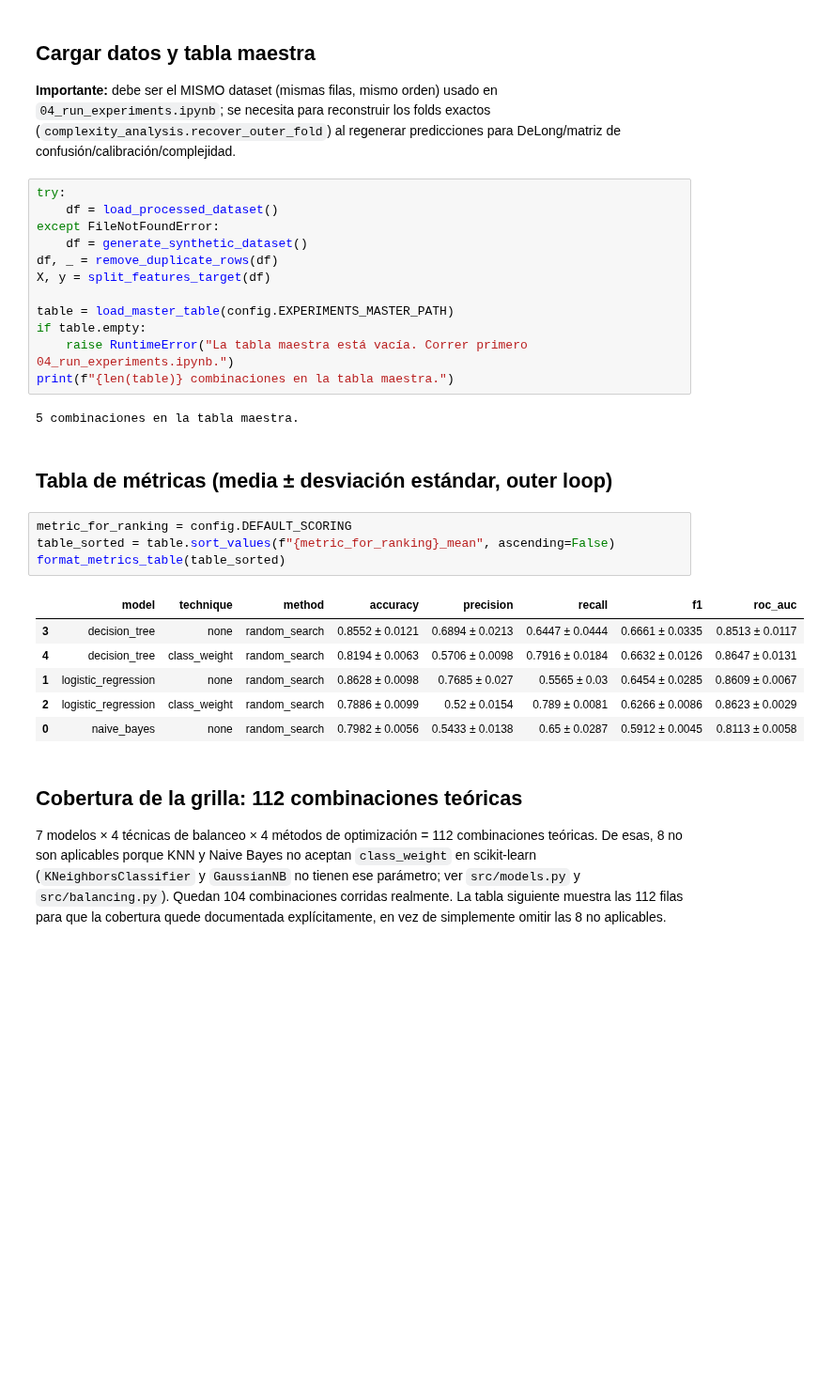
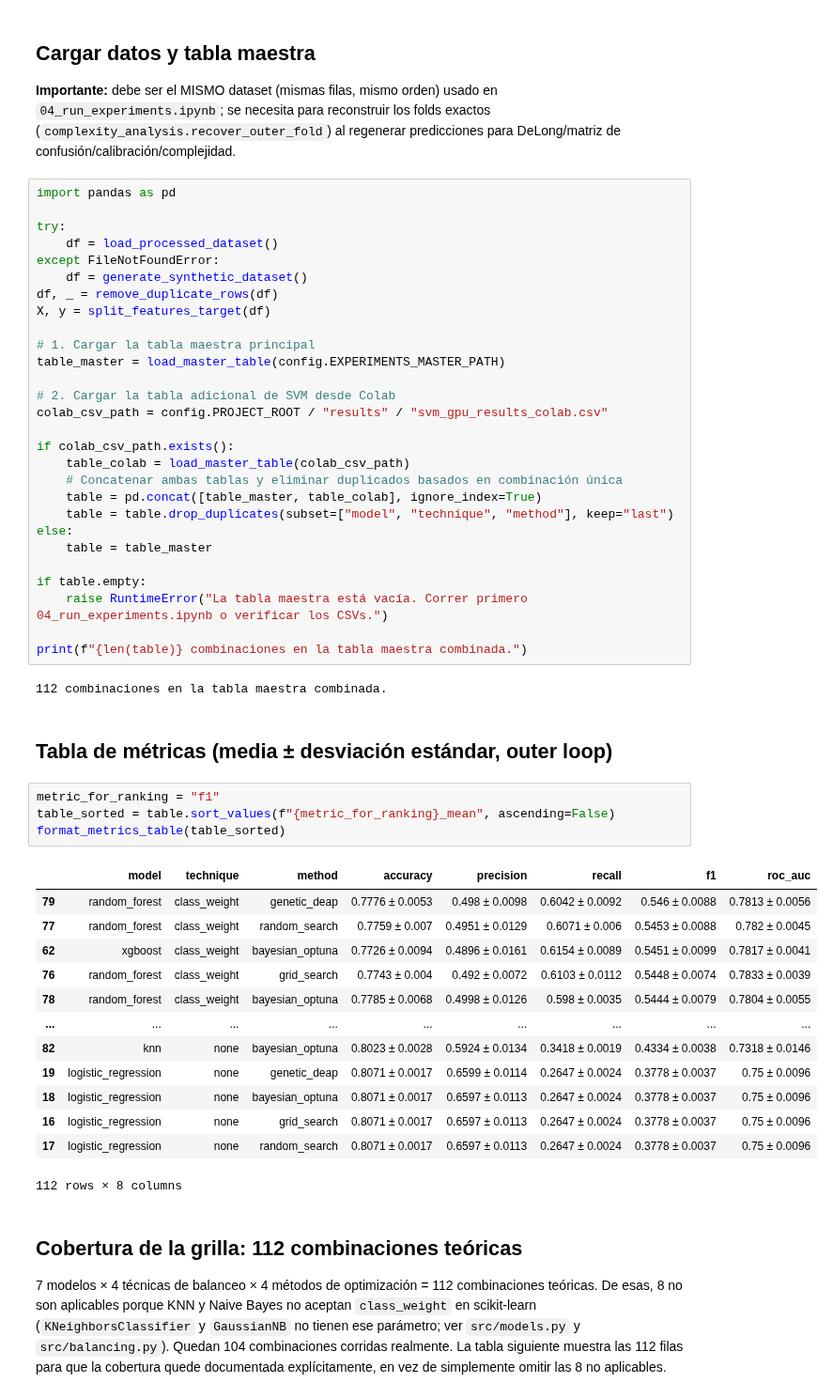
Before and after one commit to valeriaflorezs/Credit_Card_Project, a Jupyter notebook: _sources/notebooks/05_results_analysis.ipynb, the cells around one changed output. Shown at 94% size. Saved outputs shown, nothing was run; the diff lists cells and outputs as text; blank space fills up the shorter version.

```diff
--- a/_sources/notebooks/05_results_analysis.ipynb
+++ b/_sources/notebooks/05_results_analysis.ipynb
@@ -41,6 +41,8 @@ config.FIGURES_DIR.mkdir(parents=True, exist_ok=True)
 
 **Importante:** debe ser el MISMO dataset (mismas filas, mismo orden) usado en `04_run_experiments.ipynb`; se necesita para reconstruir los folds exactos (`complexity_analysis.recover_outer_fold`) al regenerar predicciones para DeLong/matriz de confusión/calibración/complejidad.
 # %%
+import pandas as pd
+
 try:
     df = load_processed_dataset()
 except FileNotFoundError:
@@ -48,25 +50,46 @@ except FileNotFoundError:
 df, _ = remove_duplicate_rows(df)
 X, y = split_features_target(df)
 
-table = load_master_table(config.EXPERIMENTS_MASTER_PATH)
+# 1. Cargar la tabla maestra principal
+table_master = load_master_table(config.EXPERIMENTS_MASTER_PATH)
+
+# 2. Cargar la tabla adicional de SVM desde Colab
+colab_csv_path = config.PROJECT_ROOT / "results" / "svm_gpu_results_colab.csv"
+
+if colab_csv_path.exists():
+    table_colab = load_master_table(colab_csv_path)
+    # Concatenar ambas tablas y eliminar duplicados basados en combinación única
+    table = pd.concat([table_master, table_colab], ignore_index=True)
+    table = table.drop_duplicates(subset=["model", "technique", "method"], keep="last")
+else:
+    table = table_master
+
 if table.empty:
-    raise RuntimeError("La tabla maestra está vacía. Correr primero 04_run_experiments.ipynb.")
-print(f"{len(table)} combinaciones en la tabla maestra.")
+    raise RuntimeError("La tabla maestra está vacía. Correr primero 04_run_experiments.ipynb o verificar los CSVs.")
+
+print(f"{len(table)} combinaciones en la tabla maestra combinada.")
 # %% [output]
-5 combinaciones en la tabla maestra.
+112 combinaciones en la tabla maestra combinada.
 # %% [markdown]
 ## Tabla de métricas (media ± desviación estándar, outer loop)
 # %%
-metric_for_ranking = config.DEFAULT_SCORING
+metric_for_ranking = "f1"
 table_sorted = table.sort_values(f"{metric_for_ranking}_mean", ascending=False)
 format_metrics_table(table_sorted)
 # %% [output]
 |  | model | technique | method | accuracy | precision | recall | f1 | roc_auc |
-| 3 | decision_tree | none | random_search | 0.8552 ± 0.0121 | 0.6894 ± 0.0213 | 0.6447 ± 0.0444 | 0.6661 ± 0.0335 | 0.8513 ± 0.0117 |
-| 4 | decision_tree | class_weight | random_search | 0.8194 ± 0.0063 | 0.5706 ± 0.0098 | 0.7916 ± 0.0184 | 0.6632 ± 0.0126 | 0.8647 ± 0.0131 |
-| 1 | logistic_regression | none | random_search | 0.8628 ± 0.0098 | 0.7685 ± 0.027 | 0.5565 ± 0.03 | 0.6454 ± 0.0285 | 0.8609 ± 0.0067 |
-| 2 | logistic_regression | class_weight | random_search | 0.7886 ± 0.0099 | 0.52 ± 0.0154 | 0.789 ± 0.0081 | 0.6266 ± 0.0086 | 0.8623 ± 0.0029 |
-| 0 | naive_bayes | none | random_search | 0.7982 ± 0.0056 | 0.5433 ± 0.0138 | 0.65 ± 0.0287 | 0.5912 ± 0.0045 | 0.8113 ± 0.0058 |
+| 79 | random_forest | class_weight | genetic_deap | 0.7776 ± 0.0053 | 0.498 ± 0.0098 | 0.6042 ± 0.0092 | 0.546 ± 0.0088 | 0.7813 ± 0.0056 |
+| 77 | random_forest | class_weight | random_search | 0.7759 ± 0.007 | 0.4951 ± 0.0129 | 0.6071 ± 0.006 | 0.5453 ± 0.0088 | 0.782 ± 0.0045 |
+| 62 | xgboost | class_weight | bayesian_optuna | 0.7726 ± 0.0094 | 0.4896 ± 0.0161 | 0.6154 ± 0.0089 | 0.5451 ± 0.0099 | 0.7817 ± 0.0041 |
+| 76 | random_forest | class_weight | grid_search | 0.7743 ± 0.004 | 0.492 ± 0.0072 | 0.6103 ± 0.0112 | 0.5448 ± 0.0074 | 0.7833 ± 0.0039 |
+| 78 | random_forest | class_weight | bayesian_optuna | 0.7785 ± 0.0068 | 0.4998 ± 0.0126 | 0.598 ± 0.0035 | 0.5444 ± 0.0079 | 0.7804 ± 0.0055 |
+| ... | ... | ... | ... | ... | ... | ... | ... | ... |
+| 82 | knn | none | bayesian_optuna | 0.8023 ± 0.0028 | 0.5924 ± 0.0134 | 0.3418 ± 0.0019 | 0.4334 ± 0.0038 | 0.7318 ± 0.0146 |
+| 19 | logistic_regression | none | genetic_deap | 0.8071 ± 0.0017 | 0.6599 ± 0.0114 | 0.2647 ± 0.0024 | 0.3778 ± 0.0037 | 0.75 ± 0.0096 |
+| 18 | logistic_regression | none | bayesian_optuna | 0.8071 ± 0.0017 | 0.6597 ± 0.0113 | 0.2647 ± 0.0024 | 0.3778 ± 0.0037 | 0.75 ± 0.0096 |
+| 16 | logistic_regression | none | grid_search | 0.8071 ± 0.0017 | 0.6597 ± 0.0113 | 0.2647 ± 0.0024 | 0.3778 ± 0.0037 | 0.75 ± 0.0096 |
+| 17 | logistic_regression | none | random_search | 0.8071 ± 0.0017 | 0.6597 ± 0.0113 | 0.2647 ± 0.0024 | 0.3778 ± 0.0037 | 0.75 ± 0.0096 |
+112 rows × 8 columns
 # %% [markdown]
 ## Cobertura de la grilla: 112 combinaciones teóricas
 
```
Also changed, not shown: parts of 6 cells of this notebook, 9 other files.
